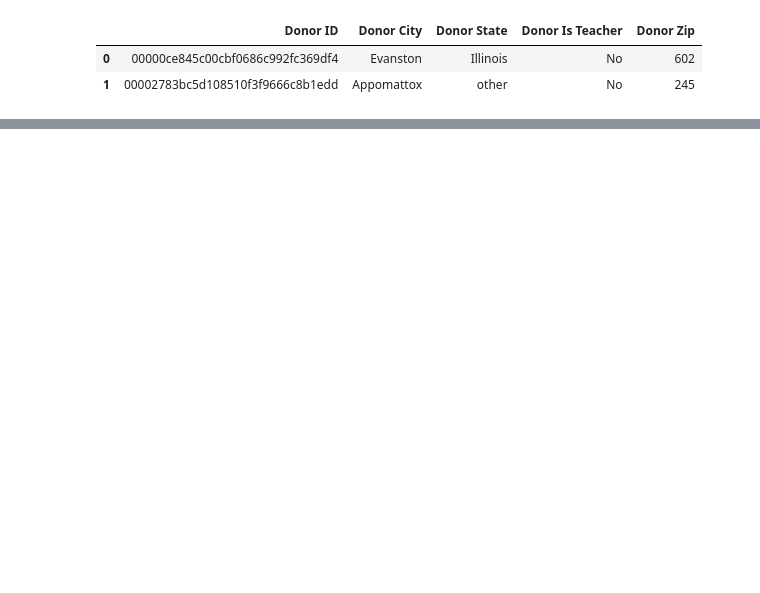
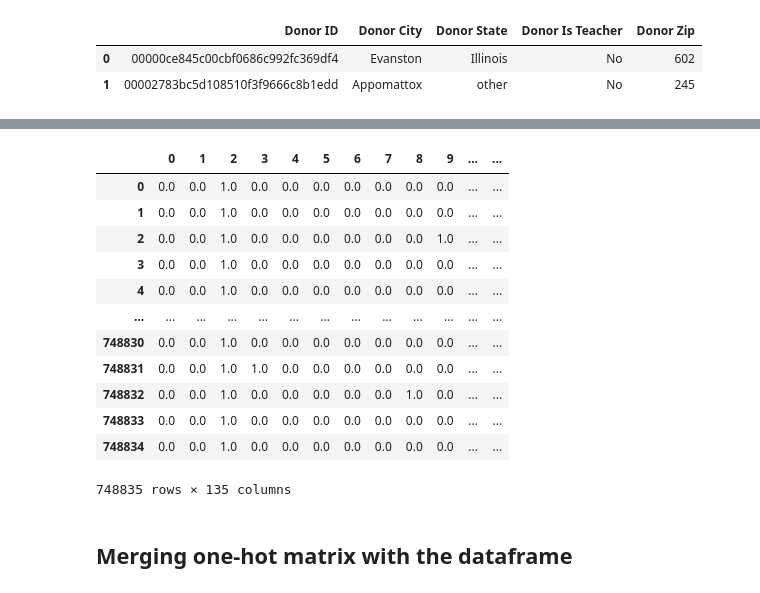
Before and after one commit to prasunshrestha/recommendation_system_for_donors, a Jupyter notebook: Modeling_Pass1.ipynb, the cells around one changed output, grey strips where cells are left out. Drawn from its saved outputs; the diff is of its cells as text; code cells hidden in the pictures; blank space fills up the shorter version.

```diff
--- a/Modeling_Pass1.ipynb
+++ b/Modeling_Pass1.ipynb
@@ -204,0 +215,15 @@ donationsDF[donationsDF['Donor ID'] == '00005f52c98eeaf92b2414a352b023a4']
+# %%
+# because we are doing content-based filtering, here are the features of the projects we are interested in:
+
+ohFeatures = ['Project ID', 'Project Cost', 'Project Type','Project Subject Category Tree',
+       'Project Grade Level Category', 'Project Resource Category',
+       'Project Current Status',
+       'School Metro Type', 'School State']
+# %%
+# drop duplicates of projects because 'Project ID' has to be the primary key
+
+projFeatures = donationsTrainFinal[ohFeatures].drop_duplicates(subset = ['Project ID'])
+
+projFeatures = projFeatures.dropna() # drop the null values as well
+
+print(projFeatures.shape)
@@ -204,0 +240,3 @@ donationsDF[donationsDF['Donor ID'] == '00005f52c98eeaf92b2414a352b023a4']
+# %%
+enc = OHE(handle_unknown='ignore')
+enc.fit(projFeatures.iloc[:,2:]) # fit the one hot vector on our dataframe
@@ -204,0 +265,22 @@ donationsDF[donationsDF['Donor ID'] == '00005f52c98eeaf92b2414a352b023a4']
+# %%
+oneHotMatrix = pd.DataFrame(enc.transform(projFeatures.iloc[:,2:]).toarray()) # convert the one-hot matrix into a dataframe
+# %%
+# this is what the OHM looks like
+
+oneHotMatrix
+# %% [output]
+|  | 0 | 1 | 2 | 3 | 4 | 5 | 6 | 7 | 8 | 9 | ... | ... |
+| 0 | 0.0 | 0.0 | 1.0 | 0.0 | 0.0 | 0.0 | 0.0 | 0.0 | 0.0 | 0.0 | ... | ... |
+| 1 | 0.0 | 0.0 | 1.0 | 0.0 | 0.0 | 0.0 | 0.0 | 0.0 | 0.0 | 0.0 | ... | ... |
+| 2 | 0.0 | 0.0 | 1.0 | 0.0 | 0.0 | 0.0 | 0.0 | 0.0 | 0.0 | 1.0 | ... | ... |
+| 3 | 0.0 | 0.0 | 1.0 | 0.0 | 0.0 | 0.0 | 0.0 | 0.0 | 0.0 | 0.0 | ... | ... |
+| 4 | 0.0 | 0.0 | 1.0 | 0.0 | 0.0 | 0.0 | 0.0 | 0.0 | 0.0 | 0.0 | ... | ... |
+| ... | ... | ... | ... | ... | ... | ... | ... | ... | ... | ... | ... | ... |
+| 748830 | 0.0 | 0.0 | 1.0 | 0.0 | 0.0 | 0.0 | 0.0 | 0.0 | 0.0 | 0.0 | ... | ... |
+| 748831 | 0.0 | 0.0 | 1.0 | 1.0 | 0.0 | 0.0 | 0.0 | 0.0 | 0.0 | 0.0 | ... | ... |
+| 748832 | 0.0 | 0.0 | 1.0 | 0.0 | 0.0 | 0.0 | 0.0 | 0.0 | 1.0 | 0.0 | ... | ... |
+| 748833 | 0.0 | 0.0 | 1.0 | 0.0 | 0.0 | 0.0 | 0.0 | 0.0 | 0.0 | 0.0 | ... | ... |
+| 748834 | 0.0 | 0.0 | 1.0 | 0.0 | 0.0 | 0.0 | 0.0 | 0.0 | 0.0 | 0.0 | ... | ... |
+748835 rows × 135 columns
+# %% [markdown]
+## Merging one-hot matrix with the dataframe
```
Also changed, not shown: parts of 61 cells of this notebook.
